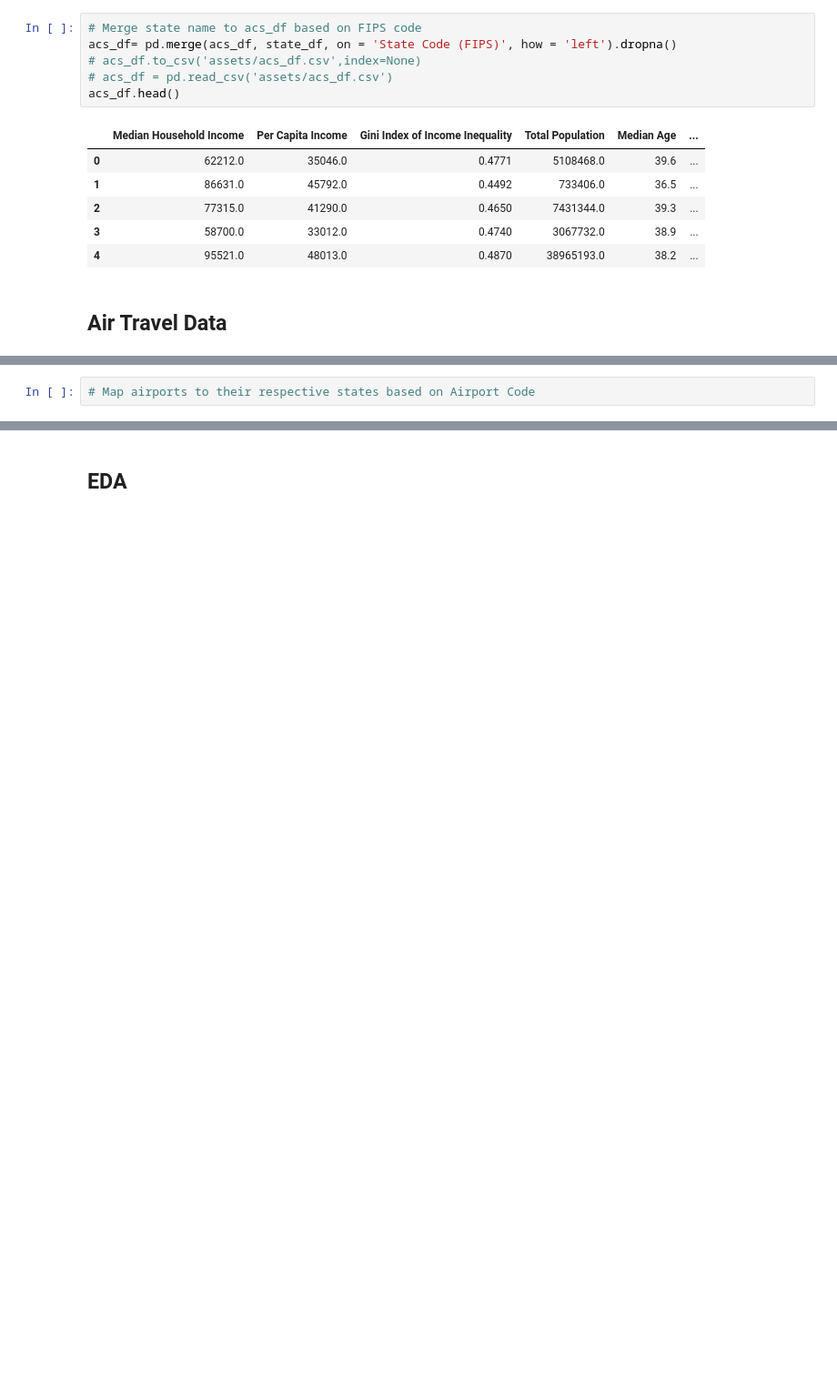
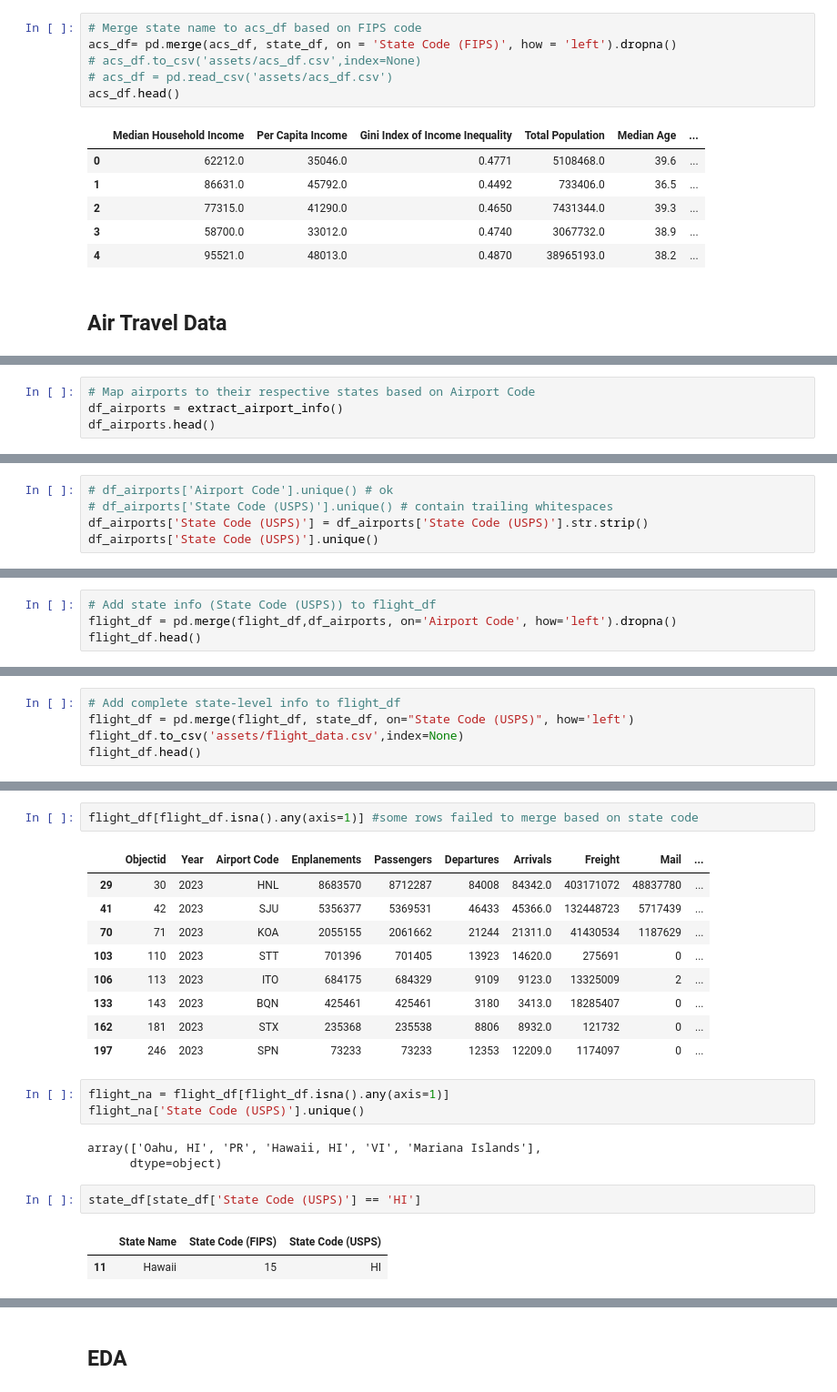
Before and after one commit to ningnonong/air-travel-project, a Jupyter notebook: EDA/MilestoneII_EDA[final].ipynb, the cells around one changed output, grey strips where cells are left out. Shown at 91% size. Saved outputs shown, nothing was run; the diff lists cells and outputs as text; blank space fills up the shorter version.

```diff
--- a/EDA/MilestoneII_EDA[final].ipynb
+++ b/EDA/MilestoneII_EDA[final].ipynb
@@ -150,3 +150,5 @@ df_flights.head() # Here, origin airport names ('origin') are abbreviated by the
 | 4 | 5 | 2023 | LAS | 26216256 | 26443518 | 202540 | 202475.0 | 89632420 | 2773334 |
 # %%
 # Map airports to their respective states based on Airport Code
+df_airports = extract_airport_info()
+df_airports.head()
@@ -152,0 +162,5 @@ df_flights.head() # Here, origin airport names ('origin') are abbreviated by the
+# %%
+# df_airports['Airport Code'].unique() # ok
+# df_airports['State Code (USPS)'].unique() # contain trailing whitespaces
+df_airports['State Code (USPS)'] = df_airports['State Code (USPS)'].str.strip()
+df_airports['State Code (USPS)'].unique()
@@ -152,0 +174,4 @@ df_flights.head() # Here, origin airport names ('origin') are abbreviated by the
+# %%
+# Add state info (State Code (USPS)) to flight_df
+flight_df = pd.merge(flight_df,df_airports, on='Airport Code', how='left').dropna()
+flight_df.head()
@@ -152,0 +189,5 @@ df_flights.head() # Here, origin airport names ('origin') are abbreviated by the
+# %%
+# Add complete state-level info to flight_df
+flight_df = pd.merge(flight_df, state_df, on="State Code (USPS)", how='left')
+flight_df.to_csv('assets/flight_data.csv',index=None)
+flight_df.head()
@@ -152,0 +201,23 @@ df_flights.head() # Here, origin airport names ('origin') are abbreviated by the
+# %%
+flight_df[flight_df.isna().any(axis=1)] #some rows failed to merge based on state code
+# %% [output]
+|  | Objectid | Year | Airport Code | Enplanements | Passengers | Departures | Arrivals | Freight | Mail | ... |
+| 29 | 30 | 2023 | HNL | 8683570 | 8712287 | 84008 | 84342.0 | 403171072 | 48837780 | ... |
+| 41 | 42 | 2023 | SJU | 5356377 | 5369531 | 46433 | 45366.0 | 132448723 | 5717439 | ... |
+| 70 | 71 | 2023 | KOA | 2055155 | 2061662 | 21244 | 21311.0 | 41430534 | 1187629 | ... |
+| 103 | 110 | 2023 | STT | 701396 | 701405 | 13923 | 14620.0 | 275691 | 0 | ... |
+| 106 | 113 | 2023 | ITO | 684175 | 684329 | 9109 | 9123.0 | 13325009 | 2 | ... |
+| 133 | 143 | 2023 | BQN | 425461 | 425461 | 3180 | 3413.0 | 18285407 | 0 | ... |
+| 162 | 181 | 2023 | STX | 235368 | 235538 | 8806 | 8932.0 | 121732 | 0 | ... |
+| 197 | 246 | 2023 | SPN | 73233 | 73233 | 12353 | 12209.0 | 1174097 | 0 | ... |
+# %%
+flight_na = flight_df[flight_df.isna().any(axis=1)]
+flight_na['State Code (USPS)'].unique()
+# %% [output]
+array(['Oahu, HI', 'PR', 'Hawaii, HI', 'VI', 'Mariana Islands'],
+      dtype=object)
+# %%
+state_df[state_df['State Code (USPS)'] == 'HI']
+# %% [output]
+|  | State Name | State Code (FIPS) | State Code (USPS) |
+| 11 | Hawaii | 15 | HI |
```
Also changed, not shown: parts of 12 cells of this notebook, 3 other files.
